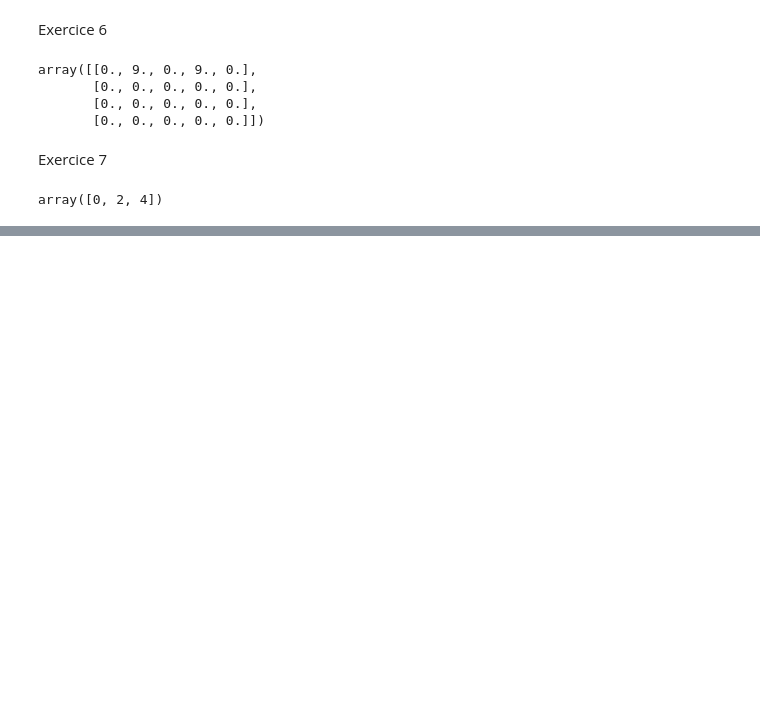
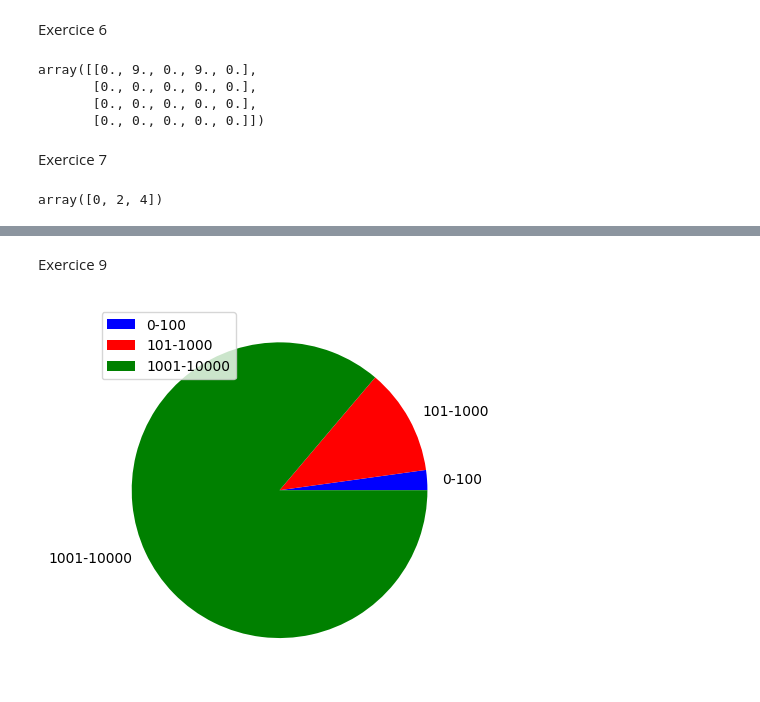
Before and after one commit to godluffy64/BIG_DATA_Projet2, a Jupyter notebook: tp6_numpy.ipynb, the cells around one changed output, grey strips where cells are left out. Cells and saved outputs as stored; diff of their text form; code cells hidden in the pictures; blank space fills up the shorter version.

```diff
--- a/tp6_numpy.ipynb
+++ b/tp6_numpy.ipynb
@@ -99,0 +117,17 @@ array([0, 2, 4])
+# %% [markdown]
+Exercice 9
+# %%
+intervalles = np.array([(0, 100), (101, 1000), (1001, 10000)])
+# On utilise np.fromiter avec la fonction sum et range (3 intervalles) pour creer 3 valeurs dans le tableau correspondant a la somme du nombre de nombres entiers.
+# Pour verifier si un nombre est premier il suffit de verifier qu'il n'est divisible par aucun nombre inferieur a sa racine
+#on rajoute +1 a fin car la fonction range exclut la derniere valeur de l'intervalle, et +1 a int(np.sqrt(i)) car la fonction arrondit a l'entier inferieur
+tarte = np.fromiter((sum(1 for i in range(debut, fin+1) if all(i % j != 0 for j in range(2, int(np.sqrt(i))+1))) for debut, fin in intervalles), dtype=int)
+quantites = tarte[:]
+couleurs = ['b', 'r', 'g']
+labels = ['{}-{}'.format(debut, fin) for debut, fin in intervalles]
+
+plt.pie(quantites, labels=labels, colors=couleurs)
+plt.legend()
+plt.show()
+# %% [output]
+[figure, added]
```
Also changed, not shown: parts of 15 cells of this notebook.
